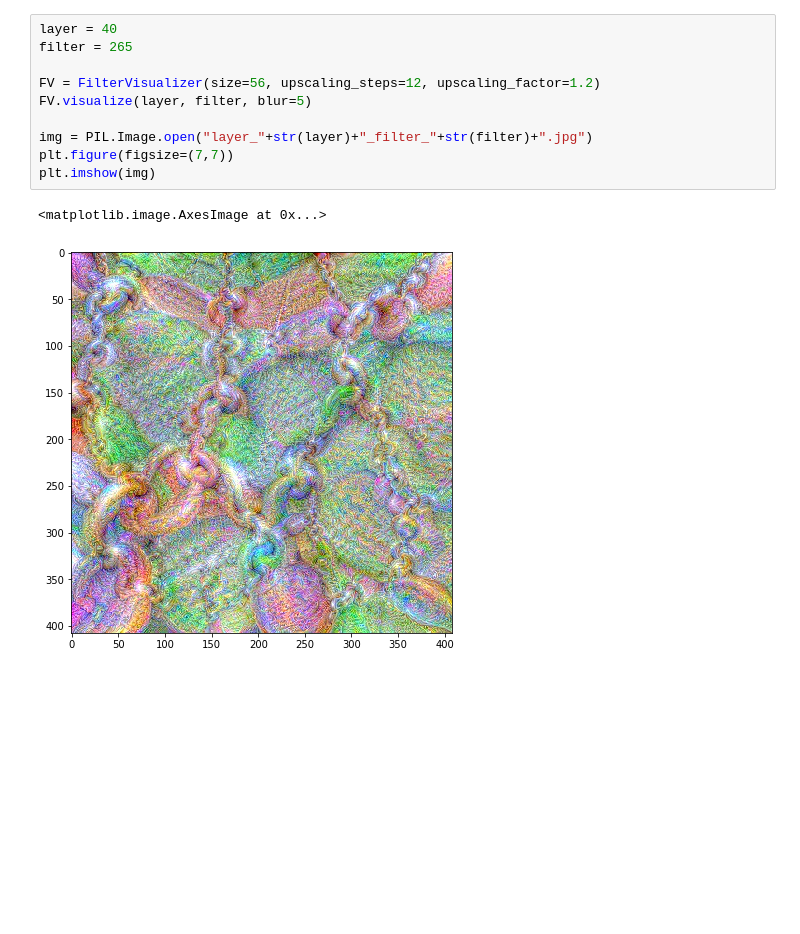
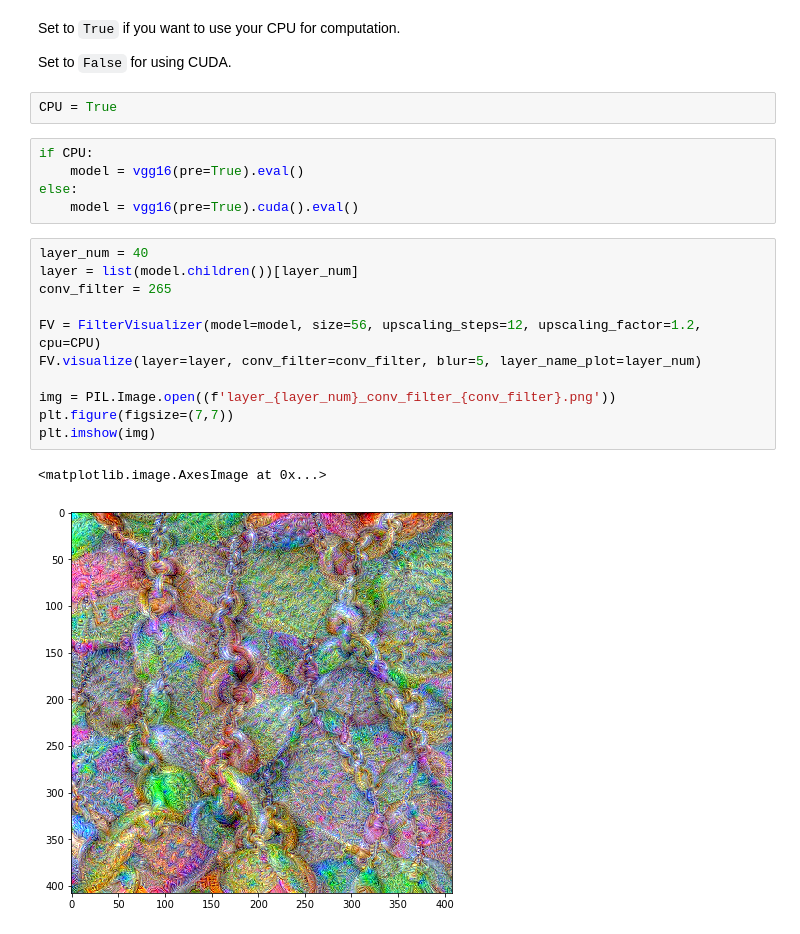
Before and after one commit to fg91/visualizing-cnn-feature-maps, a Jupyter notebook: filter_visualizer.ipynb, the cells around one changed output. Cells and saved outputs as stored; diff of their text form; blank space fills up the shorter version.

Commit message:
unified and centralized "filtervisualizer" code, bugfixes better maintainability

```diff
--- a/filter_visualizer.ipynb
+++ b/filter_visualizer.ipynb
@@ -45,13 +9,25 @@ class FilterVisualizer():
+# %% [markdown]
+Set to `True` if you want to use your CPU for computation.
+
+Set to `False` for using CUDA.
+# %%
+CPU = True
+# %%
+if CPU:
+    model = vgg16(pre=True).eval()
+else:
+    model = vgg16(pre=True).cuda().eval()
 # %%
-layer = 40
-filter = 265
+layer_num = 40
+layer = list(model.children())[layer_num]
+conv_filter = 265
 
-FV = FilterVisualizer(size=56, upscaling_steps=12, upscaling_factor=1.2)
-FV.visualize(layer, filter, blur=5)
+FV = FilterVisualizer(model=model, size=56, upscaling_steps=12, upscaling_factor=1.2, cpu=CPU)
+FV.visualize(layer=layer, conv_filter=conv_filter, blur=5, layer_name_plot=layer_num)
 
-img = PIL.Image.open("layer_"+str(layer)+"_filter_"+str(filter)+".jpg")
+img = PIL.Image.open((f'layer_{layer_num}_conv_filter_{conv_filter}.png'))
 plt.figure(figsize=(7,7))
 plt.imshow(img)
 # %% [output]
 <matplotlib.image.AxesImage at 0x...>
-[figure, old version]
+[figure, new version]
```
Also changed, not shown: parts of 3 cells of this notebook, 2 other files.
